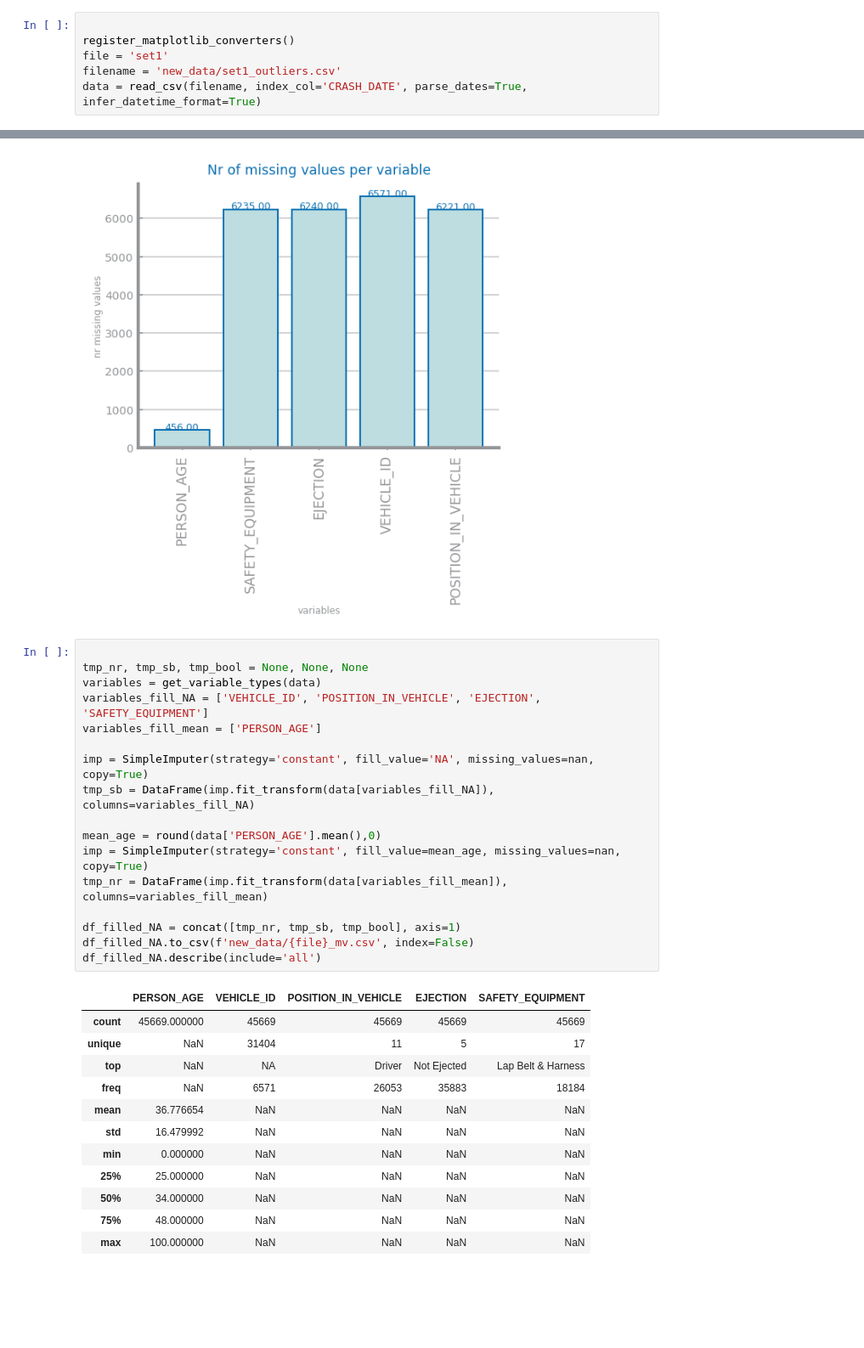
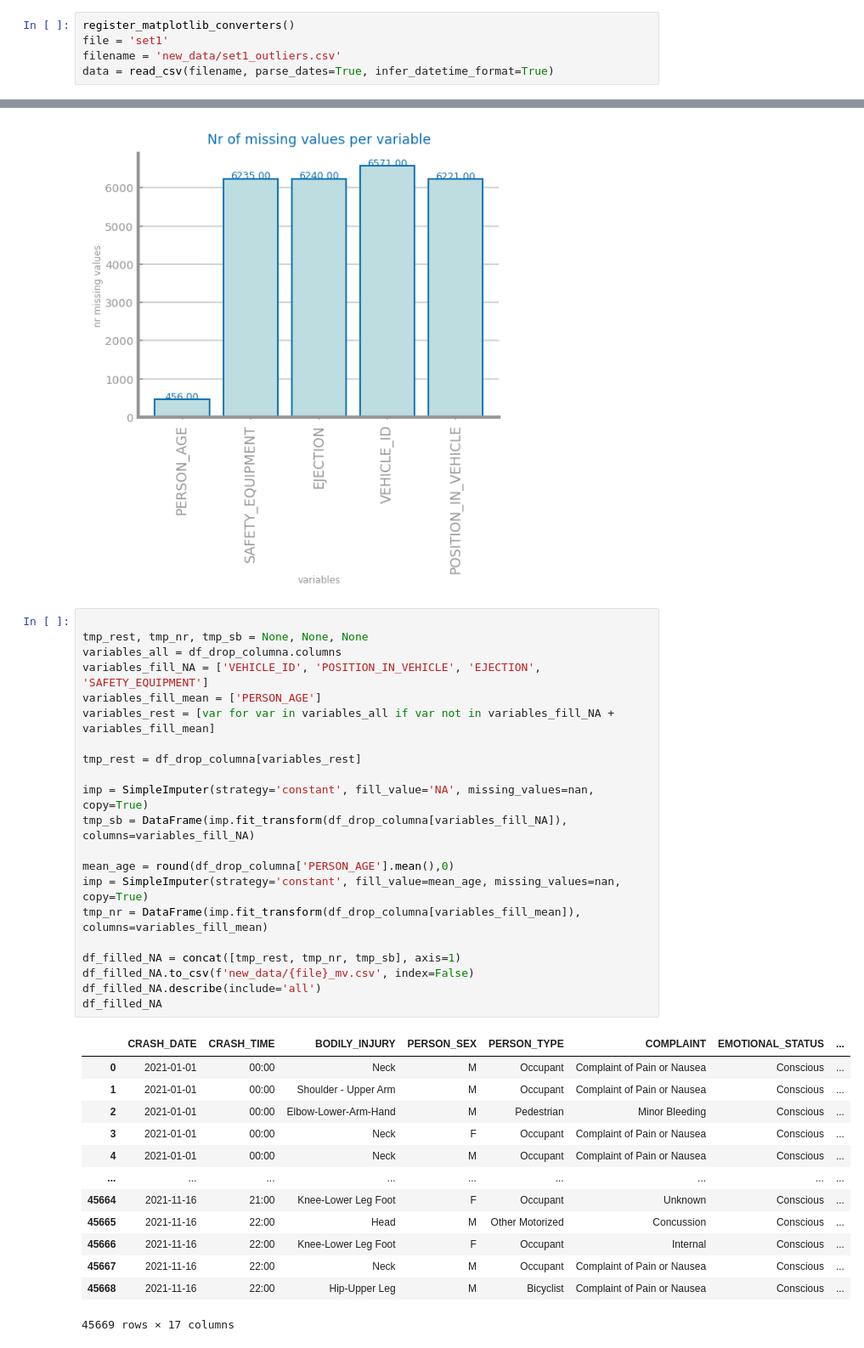
Before and after one commit to EmotionFever/datascience-project, a Jupyter notebook: lab02_data_preparation/set1_missing_values_imputation.ipynb, the cells around one changed output, grey strips where cells are left out. Shown at 85% size. Drawn from its saved outputs; the diff is of its cells as text; blank space fills up the shorter version.

```diff
--- a/lab02_data_preparation/set1_missing_values_imputation.ipynb
+++ b/lab02_data_preparation/set1_missing_values_imputation.ipynb
@@ -6,11 +6,10 @@ from ds_charts import bar_chart, get_variable_types
 from sklearn.impute import SimpleImputer
 from numpy import nan
 # %%
-
 register_matplotlib_converters()
 file = 'set1'
 filename = 'new_data/set1_outliers.csv'
-data = read_csv(filename, index_col='CRASH_DATE', parse_dates=True, infer_datetime_format=True)
+data = read_csv(filename, parse_dates=True, infer_datetime_format=True)
 # %%
 mv = {}
 figure()
@@ -59,31 +59,36 @@ Dropped variables ['PED_LOCATION', 'CONTRIBUTING_FACTOR_2', 'CONTRIBUTING_FACTOR
 [figure]
 # %%
 
-tmp_nr, tmp_sb, tmp_bool = None, None, None
-variables = get_variable_types(data)
+tmp_rest, tmp_nr, tmp_sb = None, None, None
+variables_all = df_drop_columna.columns
 variables_fill_NA = ['VEHICLE_ID', 'POSITION_IN_VEHICLE', 'EJECTION', 'SAFETY_EQUIPMENT']
 variables_fill_mean = ['PERSON_AGE']
+variables_rest = [var for var in variables_all if var not in variables_fill_NA + variables_fill_mean]
+
+tmp_rest = df_drop_columna[variables_rest]
 
 imp = SimpleImputer(strategy='constant', fill_value='NA', missing_values=nan, copy=True)
-tmp_sb = DataFrame(imp.fit_transform(data[variables_fill_NA]), columns=variables_fill_NA)
+tmp_sb = DataFrame(imp.fit_transform(df_drop_columna[variables_fill_NA]), columns=variables_fill_NA)
 
-mean_age = round(data['PERSON_AGE'].mean(),0)
+mean_age = round(df_drop_columna['PERSON_AGE'].mean(),0)
 imp = SimpleImputer(strategy='constant', fill_value=mean_age, missing_values=nan, copy=True)
-tmp_nr = DataFrame(imp.fit_transform(data[variables_fill_mean]), columns=variables_fill_mean)
+tmp_nr = DataFrame(imp.fit_transform(df_drop_columna[variables_fill_mean]), columns=variables_fill_mean)
 
-df_filled_NA = concat([tmp_nr, tmp_sb, tmp_bool], axis=1)
+df_filled_NA = concat([tmp_rest, tmp_nr, tmp_sb], axis=1)
 df_filled_NA.to_csv(f'new_data/{file}_mv.csv', index=False)
 df_filled_NA.describe(include='all')
+df_filled_NA
 # %% [output]
-|  | PERSON_AGE | VEHICLE_ID | POSITION_IN_VEHICLE | EJECTION | SAFETY_EQUIPMENT |
-| count | 45669.000000 | 45669 | 45669 | 45669 | 45669 |
-| unique | NaN | 31404 | 11 | 5 | 17 |
-| top | NaN | NA | Driver | Not Ejected | Lap Belt & Harness |
-| freq | NaN | 6571 | 26053 | 35883 | 18184 |
-| mean | 36.776654 | NaN | NaN | NaN | NaN |
-| std | 16.479992 | NaN | NaN | NaN | NaN |
-| min | 0.000000 | NaN | NaN | NaN | NaN |
-| 25% | 25.000000 | NaN | NaN | NaN | NaN |
-| 50% | 34.000000 | NaN | NaN | NaN | NaN |
-| 75% | 48.000000 | NaN | NaN | NaN | NaN |
-| max | 100.000000 | NaN | NaN | NaN | NaN |
+|  | CRASH_DATE | CRASH_TIME | BODILY_INJURY | PERSON_SEX | PERSON_TYPE | COMPLAINT | EMOTIONAL_STATUS | ... |
+| 0 | 2021-01-01 | 00:00 | Neck | M | Occupant | Complaint of Pain or Nausea | Conscious | ... |
+| 1 | 2021-01-01 | 00:00 | Shoulder - Upper Arm | M | Occupant | Complaint of Pain or Nausea | Conscious | ... |
+| 2 | 2021-01-01 | 00:00 | Elbow-Lower-Arm-Hand | M | Pedestrian | Minor Bleeding | Conscious | ... |
+| 3 | 2021-01-01 | 00:00 | Neck | F | Occupant | Complaint of Pain or Nausea | Conscious | ... |
+| 4 | 2021-01-01 | 00:00 | Neck | M | Occupant | Complaint of Pain or Nausea | Conscious | ... |
+| ... | ... | ... | ... | ... | ... | ... | ... | ... |
+| 45664 | 2021-11-16 | 21:00 | Knee-Lower Leg Foot | F | Occupant | Unknown | Conscious | ... |
+| 45665 | 2021-11-16 | 22:00 | Head | M | Other Motorized | Concussion | Conscious | ... |
+| 45666 | 2021-11-16 | 22:00 | Knee-Lower Leg Foot | F | Occupant | Internal | Conscious | ... |
+| 45667 | 2021-11-16 | 22:00 | Neck | M | Occupant | Complaint of Pain or Nausea | Conscious | ... |
+| 45668 | 2021-11-16 | 22:00 | Hip-Upper Leg | M | Bicyclist | Complaint of Pain or Nausea | Conscious | ... |
+45669 rows × 17 columns
```
Also changed, not shown: parts of 1 cell of this notebook, 2 other files.
